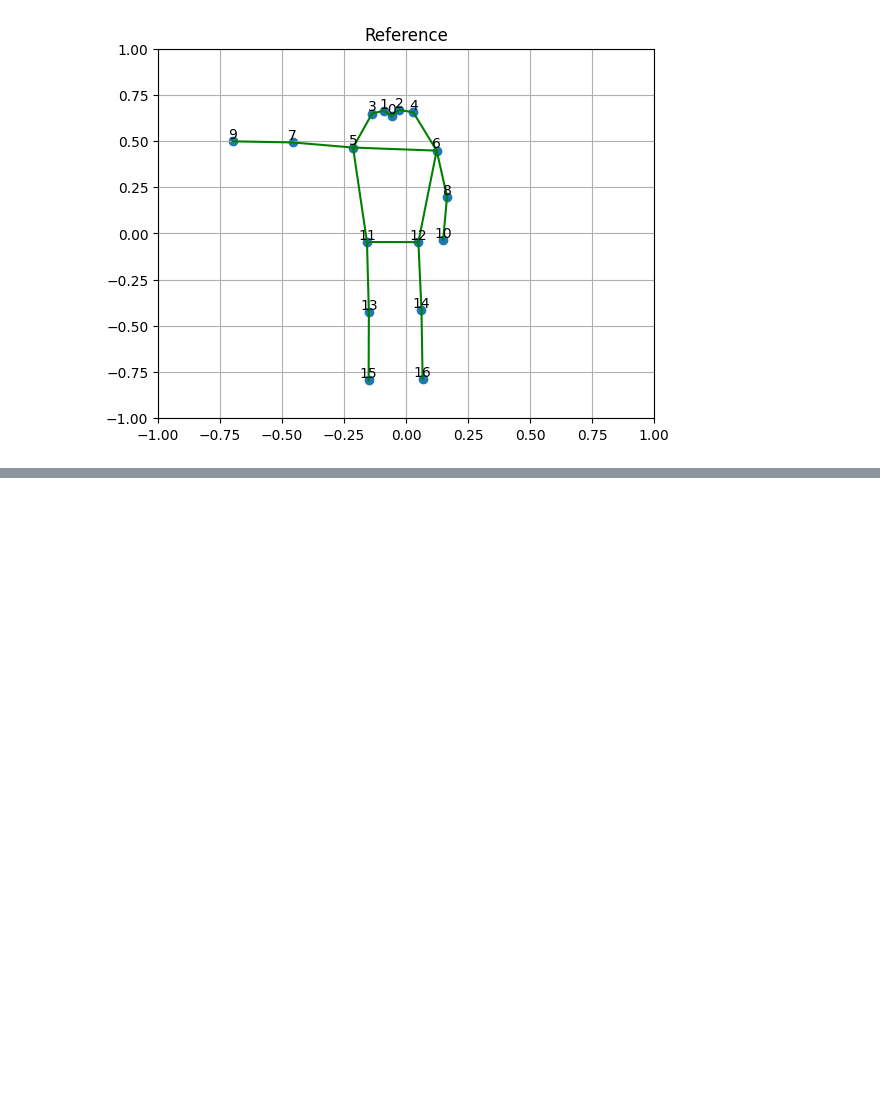
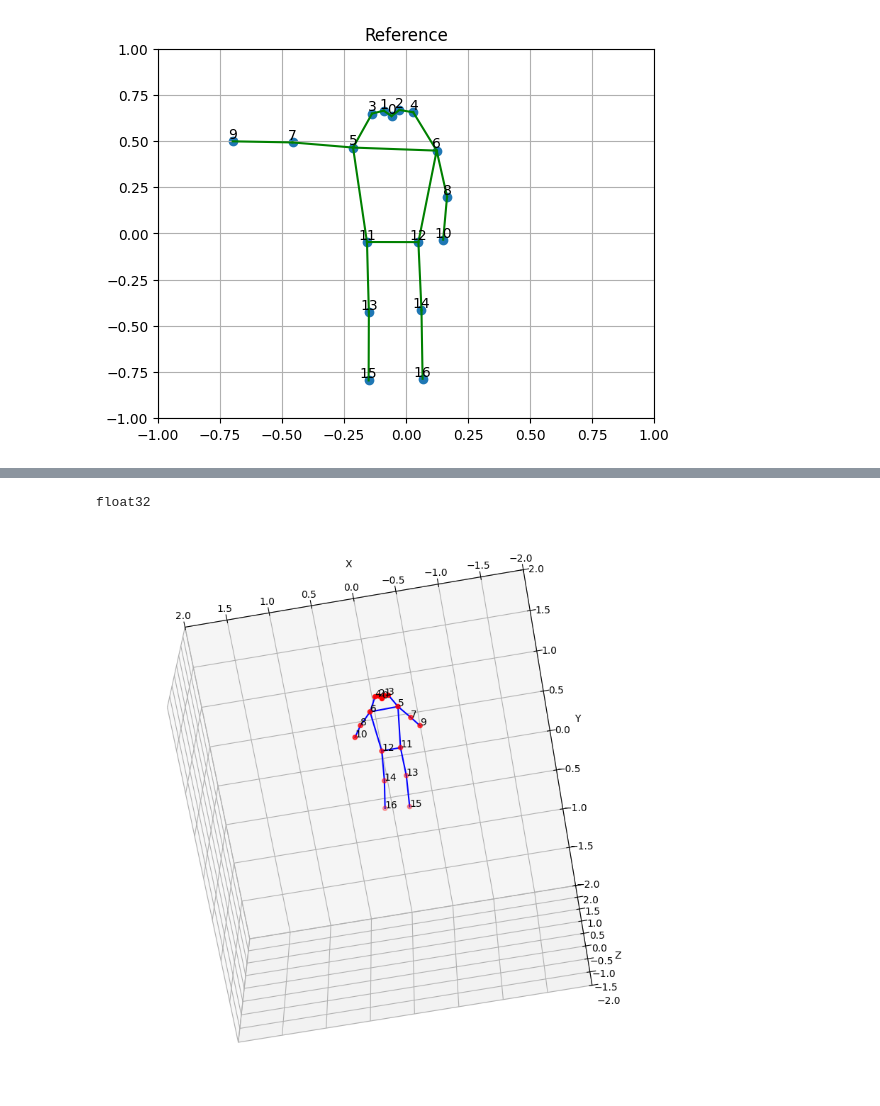
Before and after one commit to dmadhitama/MARS-exp, a Jupyter notebook: gt_visualization.ipynb, the cells around one changed output, grey strips where cells are left out. Saved outputs shown, nothing was run; the diff lists cells and outputs as text; code cells hidden in the pictures; blank space fills up the shorter version.

```diff
--- a/gt_visualization.ipynb
+++ b/gt_visualization.ipynb
@@ -397,0 +394,5 @@ float32
+# %%
+label_dirs = "/home/ubuntu/gdrive/workspace/dataset_release/aligned_data/pose_labels/"
+video_dirs = "/home/ubuntu/gdrive/workspace/blurred_videos/"
+
+n_keypoints = 51
@@ -397,0 +484,4 @@ float32
+# %%
+# add batch dimension
+frame = frame.unsqueeze(0)
+frame.shape
@@ -397,0 +576,16 @@ float32
+# %%
+keypoints = outputs.view(3,17).cpu().numpy()
+print(keypoints.dtype)
+
+# Define connections between keypoints to form the skeleton
+connections = [
+    (9,7), (7,5), (5,6), (6,8), (8,10),
+    (5,3), (3,1), (1,0), (0,2), (2,4), (4,6),
+    (5,11), (11,13), (13,15),
+    (11,12),
+    (6,12), (12,14), (14,16),
+]
+plot_3d_skeleton(keypoints, connections, skeleton_on=True, elev=290, azim=100)
+# %% [output]
+float32
+[figure, added]
```
Also changed, not shown: parts of 17 cells of this notebook, 1 other file.
